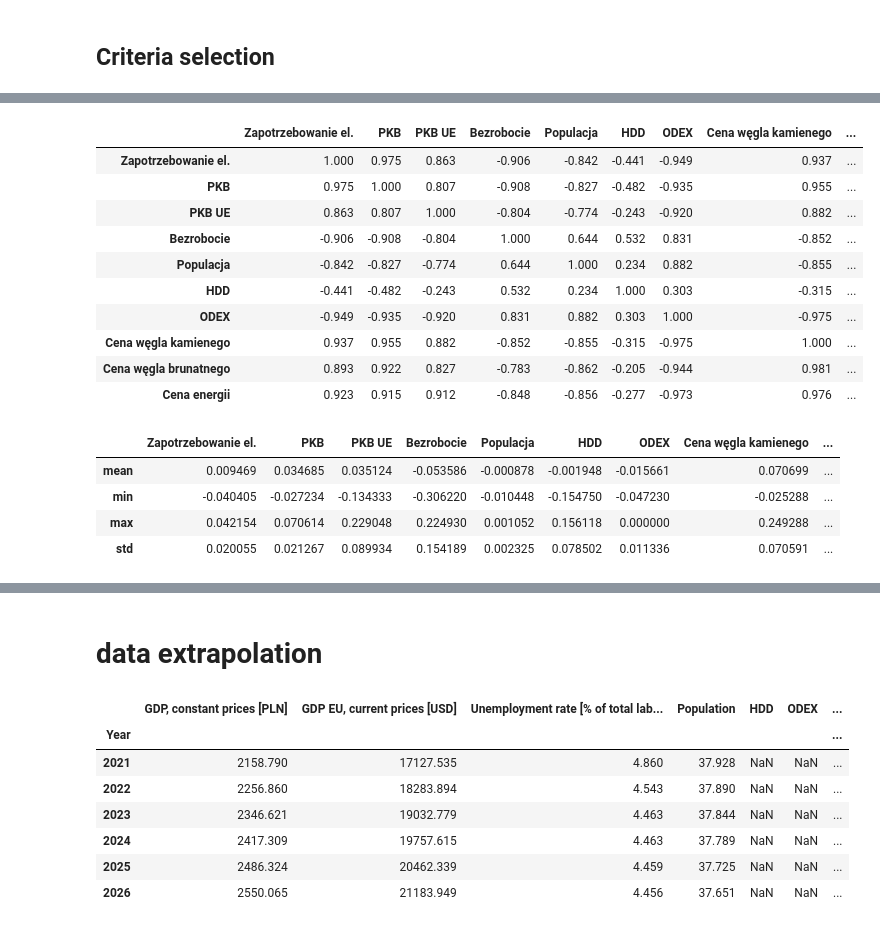
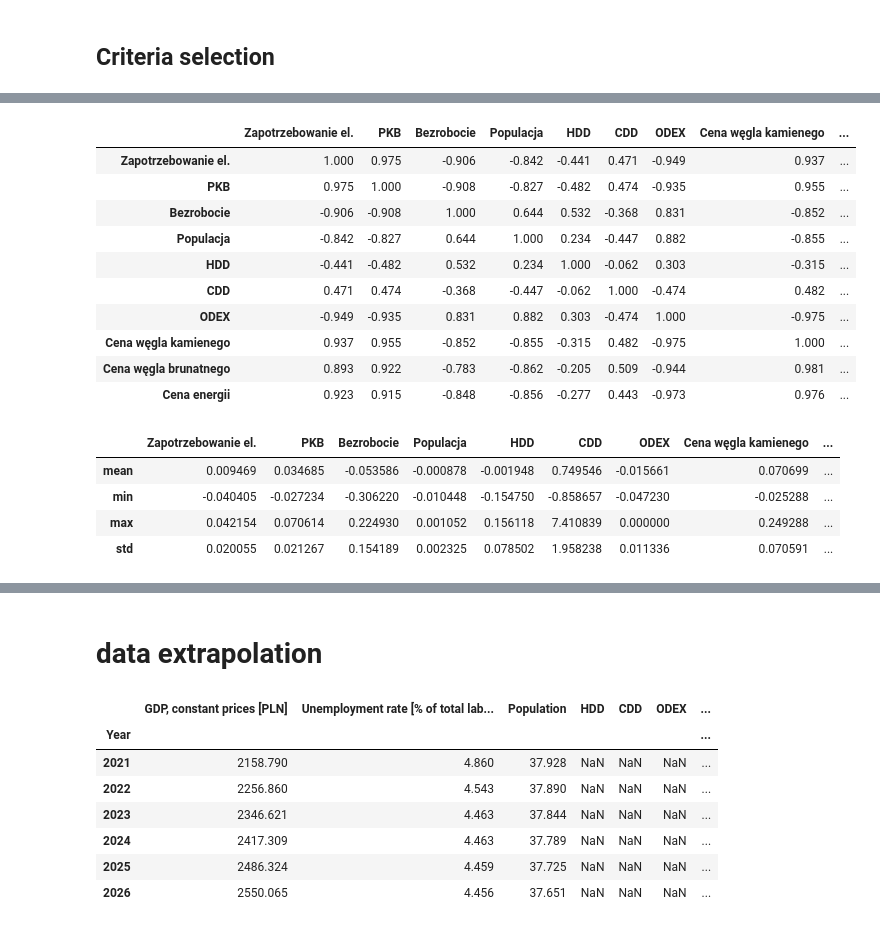
Before and after one commit to Panturek/magisterka, a Jupyter notebook: dane/summary.ipynb, the cells around one changed output, grey strips where cells are left out. Saved outputs shown, nothing was run; the diff lists cells and outputs as text; code cells hidden in the pictures.

```diff
--- a/dane/summary.ipynb
+++ b/dane/summary.ipynb
@@ -280,11 +280,11 @@ print('\n'.join([ f'\"{c}\"' for i, c in enumerate(all_data.columns)]))
 selected_criteria_names = [
 "Electricity demand",
 "GDP, constant prices [PLN]",
-"GDP EU, current prices [USD]",
+#"GDP EU, current prices [USD]",
 "Unemployment rate [% of total labor force]",
 "Population",
 "HDD",
-#"CDD",
+"CDD",
 "ODEX",
 "Black coal avg. detalic price [PLN/ton]",
 "Brown coal industrial price [PLN/kton]",
@@ -298,64 +298,64 @@ selected_data.to_csv(f'selected_data{mods}.csv')
 short_names = [
 "Zapotrzebowanie el.",
 "PKB",
-"PKB UE",
+#"PKB UE",
 "Bezrobocie",
 "Populacja",
 "HDD",
-#"CDD",
+"CDD",
 "ODEX",
 "Cena węgla kamienego",
 "Cena węgla brunatnego",
 "Cena energii"]
 
 old_names = selected_data.columns
 selected_data.columns = short_names
 corr = selected_data.corr()
 
 mask = np.triu(np.ones_like(corr, dtype=bool))
 pd.set_option('display.max_colwidth', 40)
 
 def style_negative(v, props=''):
     return props if v < 0 else None
 def style_positive(v, props=''):
     return props if v  >0 else None
 def highlight_max(s, props=''):
     return np.where(s == np.nanmax(s.values), props, '')
 
 
 corr.style.applymap(style_negative, props='color:white;background-color:blue;')\
         .applymap(style_positive, props='color:white;background-color:red;') \
         .applymap(lambda v: 'opacity: 60%;' if abs(v) < 0.95 else None) \
         .applymap(lambda v: 'opacity: 50%;' if abs(v) < 0.9 else None) \
         .applymap(lambda v: 'opacity: 40%;' if abs(v) < 0.8 else None) \
         .applymap(lambda v: 'opacity: 30%;' if abs(v) < 0.6 else None) \
         .apply(highlight_max, props='color:black;background-color:white', axis=0) \
         .set_precision(3) \
         .set_properties(subset=selected_data.columns, **{'width': '75px' ,'height': '30px'})
 
 #corr.style.background_gradient(cmap='coolwarm').set_precision(3) \
 #    .set_properties(subset=selected_data.columns, **{'width': '100px' ,'height': '30px'})
 # %% [output]
-|  | Zapotrzebowanie el. | PKB | PKB UE | Bezrobocie | Populacja | HDD | ODEX | Cena węgla kamienego | ... |
-| Zapotrzebowanie el. | 1.000 | 0.975 | 0.863 | -0.906 | -0.842 | -0.441 | -0.949 | 0.937 | ... |
-| PKB | 0.975 | 1.000 | 0.807 | -0.908 | -0.827 | -0.482 | -0.935 | 0.955 | ... |
-| PKB UE | 0.863 | 0.807 | 1.000 | -0.804 | -0.774 | -0.243 | -0.920 | 0.882 | ... |
-| Bezrobocie | -0.906 | -0.908 | -0.804 | 1.000 | 0.644 | 0.532 | 0.831 | -0.852 | ... |
-| Populacja | -0.842 | -0.827 | -0.774 | 0.644 | 1.000 | 0.234 | 0.882 | -0.855 | ... |
-| HDD | -0.441 | -0.482 | -0.243 | 0.532 | 0.234 | 1.000 | 0.303 | -0.315 | ... |
-| ODEX | -0.949 | -0.935 | -0.920 | 0.831 | 0.882 | 0.303 | 1.000 | -0.975 | ... |
-| Cena węgla kamienego | 0.937 | 0.955 | 0.882 | -0.852 | -0.855 | -0.315 | -0.975 | 1.000 | ... |
-| Cena węgla brunatnego | 0.893 | 0.922 | 0.827 | -0.783 | -0.862 | -0.205 | -0.944 | 0.981 | ... |
-| Cena energii | 0.923 | 0.915 | 0.912 | -0.848 | -0.856 | -0.277 | -0.973 | 0.976 | ... |
+|  | Zapotrzebowanie el. | PKB | Bezrobocie | Populacja | HDD | CDD | ODEX | Cena węgla kamienego | ... |
+| Zapotrzebowanie el. | 1.000 | 0.975 | -0.906 | -0.842 | -0.441 | 0.471 | -0.949 | 0.937 | ... |
+| PKB | 0.975 | 1.000 | -0.908 | -0.827 | -0.482 | 0.474 | -0.935 | 0.955 | ... |
+| Bezrobocie | -0.906 | -0.908 | 1.000 | 0.644 | 0.532 | -0.368 | 0.831 | -0.852 | ... |
+| Populacja | -0.842 | -0.827 | 0.644 | 1.000 | 0.234 | -0.447 | 0.882 | -0.855 | ... |
+| HDD | -0.441 | -0.482 | 0.532 | 0.234 | 1.000 | -0.062 | 0.303 | -0.315 | ... |
+| CDD | 0.471 | 0.474 | -0.368 | -0.447 | -0.062 | 1.000 | -0.474 | 0.482 | ... |
+| ODEX | -0.949 | -0.935 | 0.831 | 0.882 | 0.303 | -0.474 | 1.000 | -0.975 | ... |
+| Cena węgla kamienego | 0.937 | 0.955 | -0.852 | -0.855 | -0.315 | 0.482 | -0.975 | 1.000 | ... |
+| Cena węgla brunatnego | 0.893 | 0.922 | -0.783 | -0.862 | -0.205 | 0.509 | -0.944 | 0.981 | ... |
+| Cena energii | 0.923 | 0.915 | -0.848 | -0.856 | -0.277 | 0.443 | -0.973 | 0.976 | ... |
 # %%
 percent_changes = selected_data.pct_change()
 percent_changes.describe().loc[['mean', 'min', 'max', 'std']]
 # %% [output]
-|  | Zapotrzebowanie el. | PKB | PKB UE | Bezrobocie | Populacja | HDD | ODEX | Cena węgla kamienego | ... |
-| mean | 0.009469 | 0.034685 | 0.035124 | -0.053586 | -0.000878 | -0.001948 | -0.015661 | 0.070699 | ... |
-| min | -0.040405 | -0.027234 | -0.134333 | -0.306220 | -0.010448 | -0.154750 | -0.047230 | -0.025288 | ... |
-| max | 0.042154 | 0.070614 | 0.229048 | 0.224930 | 0.001052 | 0.156118 | 0.000000 | 0.249288 | ... |
-| std | 0.020055 | 0.021267 | 0.089934 | 0.154189 | 0.002325 | 0.078502 | 0.011336 | 0.070591 | ... |
+|  | Zapotrzebowanie el. | PKB | Bezrobocie | Populacja | HDD | CDD | ODEX | Cena węgla kamienego | ... |
+| mean | 0.009469 | 0.034685 | -0.053586 | -0.000878 | -0.001948 | 0.749546 | -0.015661 | 0.070699 | ... |
+| min | -0.040405 | -0.027234 | -0.306220 | -0.010448 | -0.154750 | -0.858657 | -0.047230 | -0.025288 | ... |
+| max | 0.042154 | 0.070614 | 0.224930 | 0.001052 | 0.156118 | 7.410839 | 0.000000 | 0.249288 | ... |
+| std | 0.020055 | 0.021267 | 0.154189 | 0.002325 | 0.078502 | 1.958238 | 0.011336 | 0.070591 | ... |
 # %%
 _levels_ranges = {
 "Electricity demand": [-3.5, 3.5],
@@ -403,14 +403,14 @@ levels_ranges.to_csv(f'levels_ranges{mods}.csv')
 prognosis = criteria[selected_criteria_names[1:]].loc[2021:]
 prognosis
 # %% [output]
-|  | GDP, constant prices [PLN] | GDP EU, current prices [USD] | Unemployment rate [% of total lab... | Population | HDD | ODEX | ... |
+|  | GDP, constant prices [PLN] | Unemployment rate [% of total lab... | Population | HDD | CDD | ODEX | ... |
 | Year |  |  |  |  |  |  | ... |
-| 2021 | 2158.790 | 17127.535 | 4.860 | 37.928 | NaN | NaN | ... |
-| 2022 | 2256.860 | 18283.894 | 4.543 | 37.890 | NaN | NaN | ... |
-| 2023 | 2346.621 | 19032.779 | 4.463 | 37.844 | NaN | NaN | ... |
-| 2024 | 2417.309 | 19757.615 | 4.463 | 37.789 | NaN | NaN | ... |
-| 2025 | 2486.324 | 20462.339 | 4.459 | 37.725 | NaN | NaN | ... |
-| 2026 | 2550.065 | 21183.949 | 4.456 | 37.651 | NaN | NaN | ... |
+| 2021 | 2158.790 | 4.860 | 37.928 | NaN | NaN | NaN | ... |
+| 2022 | 2256.860 | 4.543 | 37.890 | NaN | NaN | NaN | ... |
+| 2023 | 2346.621 | 4.463 | 37.844 | NaN | NaN | NaN | ... |
+| 2024 | 2417.309 | 4.463 | 37.789 | NaN | NaN | NaN | ... |
+| 2025 | 2486.324 | 4.459 | 37.725 | NaN | NaN | NaN | ... |
+| 2026 | 2550.065 | 4.456 | 37.651 | NaN | NaN | NaN | ... |
 # %%
 extrap_base = all_data[selected_criteria_names[1:]].loc[2010:2020]
 nancols = prognosis.isna().any()
```
Also changed, not shown: parts of 4 cells of this notebook, 3 other files.
